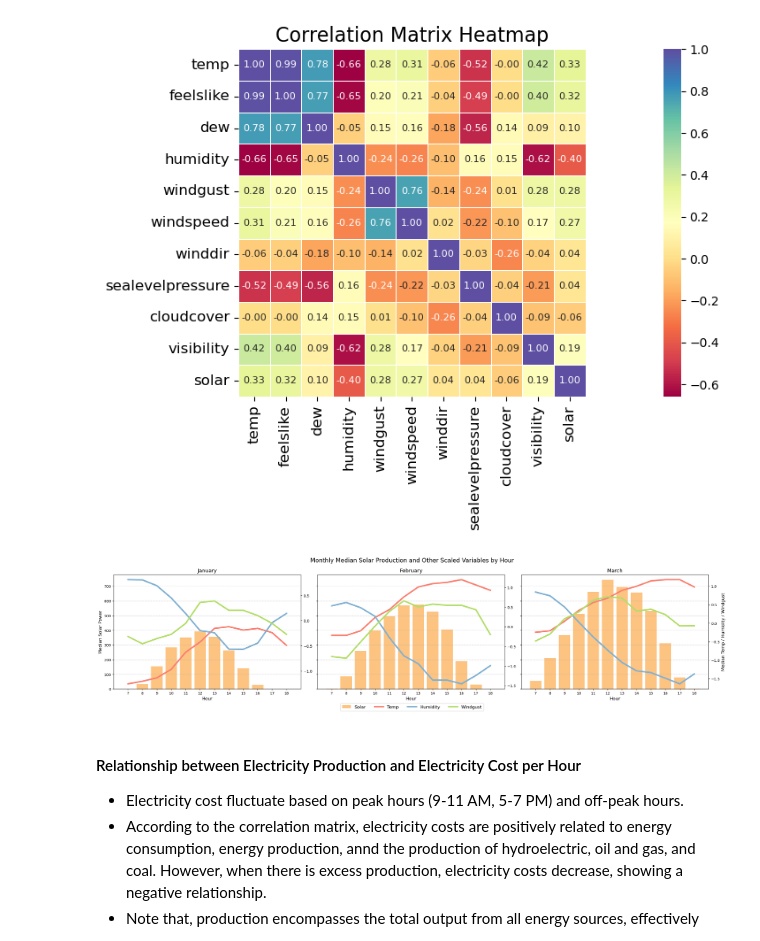
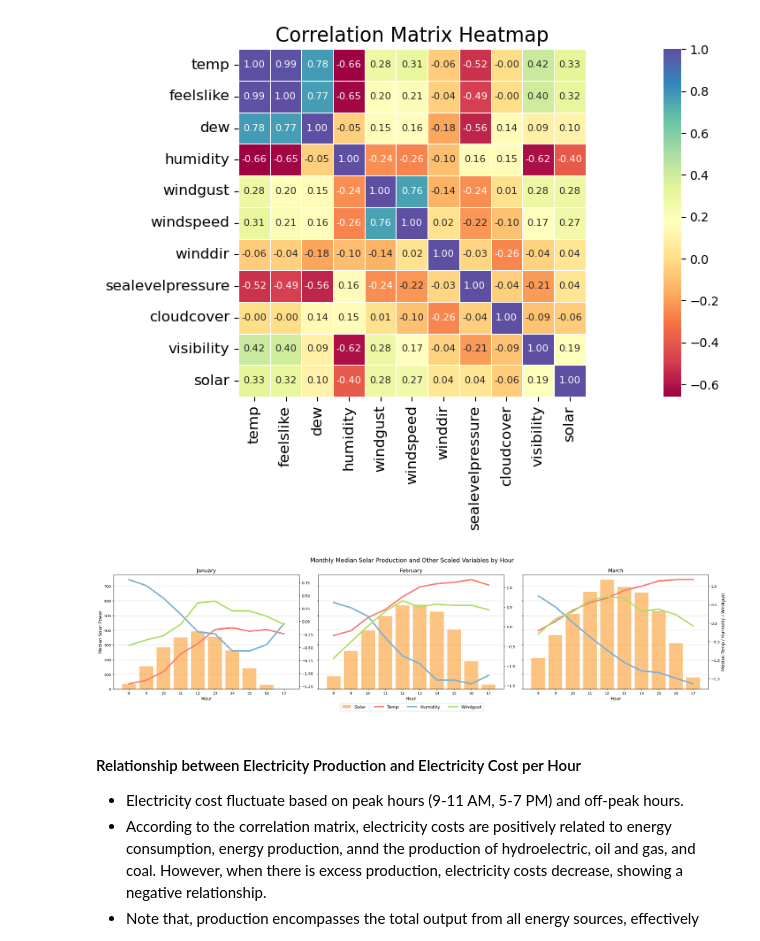
Before and after one commit to auttwitter/DSI-04, a Jupyter notebook: projects/project_capstone/code/02_EDA.ipynb, the cells around one changed output. Saved outputs shown, nothing was run; the diff lists cells and outputs as text; code cells hidden in the pictures.

```diff
--- a/projects/project_capstone/code/02_EDA.ipynb
+++ b/projects/project_capstone/code/02_EDA.ipynb
@@ -256,7 +256,7 @@ df_scale = pd.concat([df[['datetime','month', 'hour', 'solar']], df_scale]
                     )                                                # Concatenate the original column to df_scale
 # %%
 # Filter df_scale to include only hours between 7 and 18
-df_scale = df_scale[(df_scale['hour'] >= 7) & (df_scale['hour'] <= 18)]
+df_scale = df_scale[(df_scale['hour'] >= 8) & (df_scale['hour'] <= 17)]
 
 # Calculate the median by month and hour
 sbh_sc = df_scale.groupby(['month', 'hour'])['solar'].median()
@@ -287,34 +287,34 @@ for i, (month_num, month_name) in enumerate(month_dict.items()):
     if i == 0:
         axes[i].set_ylabel('Median Solar Power', fontsize = 12)
     axes[i].set_xticks(range(7, 19))
     axes[i].grid(axis = 'y', linestyle = '--', alpha = 0.6)
 
     # Create the second y-axis to plot the other variables
     ax2 = axes[i].twinx()
     temp_line, = ax2.plot(hours, temp_by_hour, color = colord[3], label = 'Temp', linewidth = 4)
     hum_line, = ax2.plot(hours, hum_by_hour, color = colord[4], label = 'Humidity', linewidth = 4)
     wdg_line, = ax2.plot(hours, wdg_by_hour, color = colord[6], label = 'Windgust', linewidth = 4)
     if i == len(month_dict) - 1:
         ax2.set_ylabel('Median Temp / Humidity / Windgust', fontsize = 12)
 
 # Legend
 lines = [solar_bars, temp_line, hum_line, wdg_line]
 labels = [line.get_label() for line in lines]
 fig.legend(lines, labels, loc = 'lower center', ncol = 4, fontsize = 12)
 
 # Title
 fig.suptitle('Monthly Median Solar Production and Other Scaled Variables by Hour', fontsize = 16)
 
 # Adjust layout
 plt.tight_layout(rect=[0, 0.05, 1, 1])
 
 # Save
 plt.savefig('../image/temp_hum_wdg_solar.png', dpi = 300, bbox_inches = 'tight')
 
 # Show the plot
 plt.show()
 # %% [output]
-[figure, old version]
+[figure, new version]
 # %% [markdown]
 #### Relationship between Electricity Production and Electricity Cost per Hour
 - Electricity cost fluctuate based on peak hours (9-11 AM, 5-7 PM) and off-peak hours.
```
Also changed, not shown: parts of 1 cell of this notebook, 9 other files.
